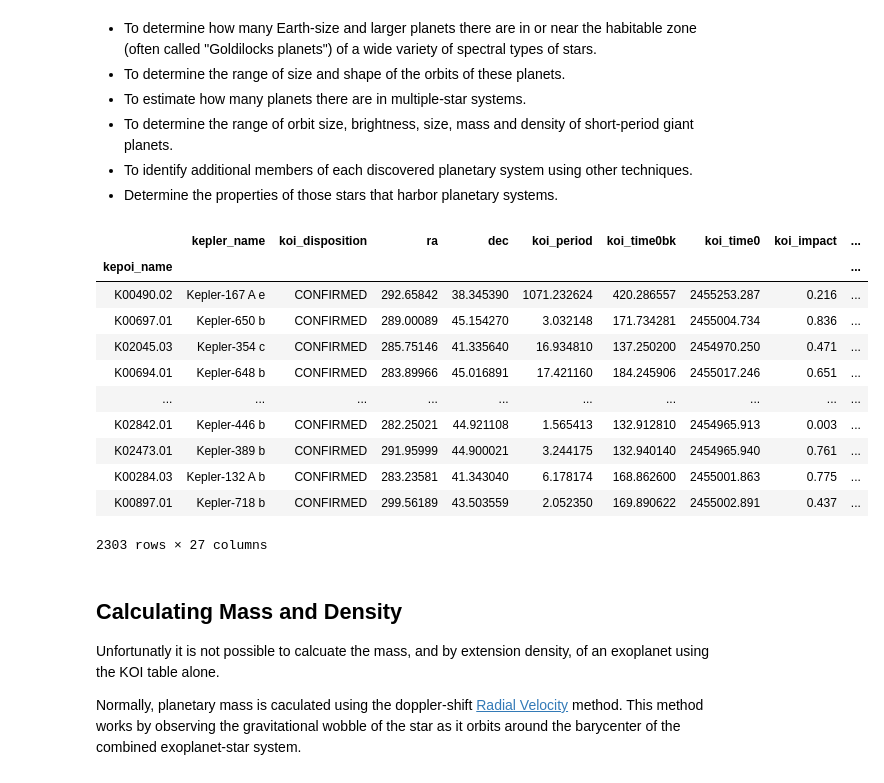
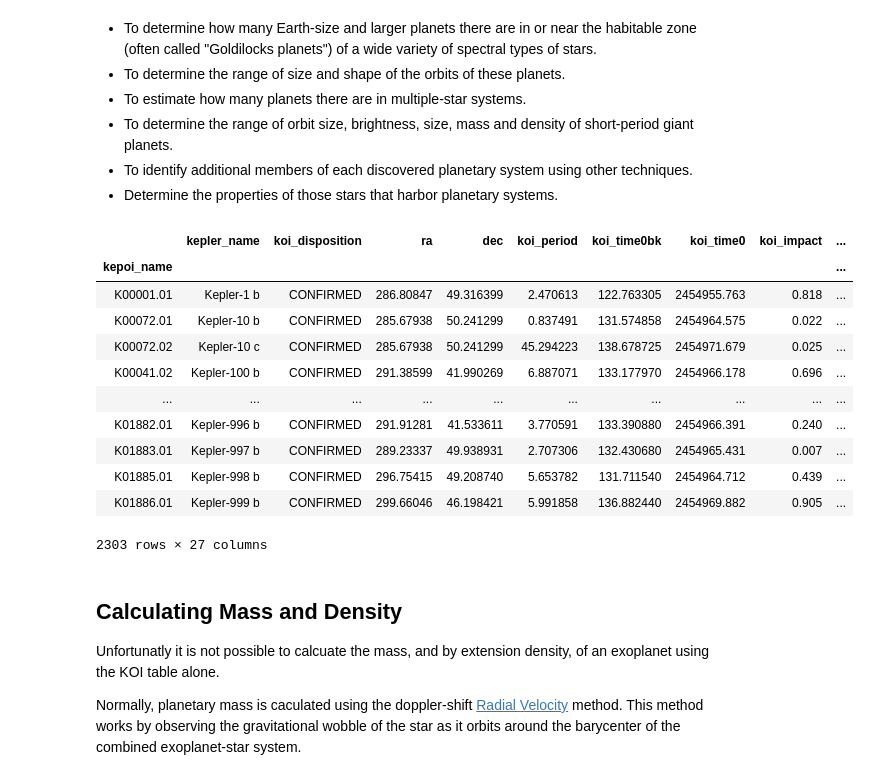
Before and after one commit to JamesMcGuigan/dataset-kepler, a Jupyter notebook: 5_Exoplanet_Habitability.ipynb, the cells around one changed output. Saved outputs shown, nothing was run; the diff lists cells and outputs as text; code cells hidden in the pictures.

```diff
--- a/5_Exoplanet_Habitability.ipynb
+++ b/5_Exoplanet_Habitability.ipynb
@@ -15,6 +15,8 @@ import numpy  as np
 import pandas as pd
 import seaborn as sns
 import matplotlib.pyplot as plt
+import sklearn
+import sklearn.cluster
 import re
 from pydash import py_ as _
 
@@ -26,33 +28,34 @@ pd.set_option('display.max_columns', None)
 pd.set_option('display.expand_frame_repr', False)
 pd.set_option('max_colwidth', -1)
 pd.set_option('display.max_rows', 8)  # 8 is required for .describe()
+pd.set_option('mode.chained_assignment', None)
 
 %load_ext autoreload
 %autoreload 2
 # %%
 dataset = (
     pd.concat([
         koi['archive'],
         koi['KIC'][['ra','dec']],
         koi['transit'],
         koi['stellar'],
     ], axis=1)
-    .sort_values(by='koi_disposition')
+    .sort_values(by='kepler_name')
     .query('koi_disposition == "CONFIRMED"')
 )
 dataset
 # %% [output]
 |  | kepler_name | koi_disposition | ra | dec | koi_period | koi_time0bk | koi_time0 | koi_impact | ... |
 | kepoi_name |  |  |  |  |  |  |  |  | ... |
-| K00490.02 | Kepler-167 A e | CONFIRMED | 292.65842 | 38.345390 | 1071.232624 | 420.286557 | 2455253.287 | 0.216 | ... |
-| K00697.01 | Kepler-650 b | CONFIRMED | 289.00089 | 45.154270 | 3.032148 | 171.734281 | 2455004.734 | 0.836 | ... |
-| K02045.03 | Kepler-354 c | CONFIRMED | 285.75146 | 41.335640 | 16.934810 | 137.250200 | 2454970.250 | 0.471 | ... |
-| K00694.01 | Kepler-648 b | CONFIRMED | 283.89966 | 45.016891 | 17.421160 | 184.245906 | 2455017.246 | 0.651 | ... |
+| K00001.01 | Kepler-1 b | CONFIRMED | 286.80847 | 49.316399 | 2.470613 | 122.763305 | 2454955.763 | 0.818 | ... |
+| K00072.01 | Kepler-10 b | CONFIRMED | 285.67938 | 50.241299 | 0.837491 | 131.574858 | 2454964.575 | 0.022 | ... |
+| K00072.02 | Kepler-10 c | CONFIRMED | 285.67938 | 50.241299 | 45.294223 | 138.678725 | 2454971.679 | 0.025 | ... |
+| K00041.02 | Kepler-100 b | CONFIRMED | 291.38599 | 41.990269 | 6.887071 | 133.177970 | 2454966.178 | 0.696 | ... |
 | ... | ... | ... | ... | ... | ... | ... | ... | ... | ... |
-| K02842.01 | Kepler-446 b | CONFIRMED | 282.25021 | 44.921108 | 1.565413 | 132.912810 | 2454965.913 | 0.003 | ... |
-| K02473.01 | Kepler-389 b | CONFIRMED | 291.95999 | 44.900021 | 3.244175 | 132.940140 | 2454965.940 | 0.761 | ... |
-| K00284.03 | Kepler-132 A b | CONFIRMED | 283.23581 | 41.343040 | 6.178174 | 168.862600 | 2455001.863 | 0.775 | ... |
-| K00897.01 | Kepler-718 b | CONFIRMED | 299.56189 | 43.503559 | 2.052350 | 169.890622 | 2455002.891 | 0.437 | ... |
+| K01882.01 | Kepler-996 b | CONFIRMED | 291.91281 | 41.533611 | 3.770591 | 133.390880 | 2454966.391 | 0.240 | ... |
+| K01883.01 | Kepler-997 b | CONFIRMED | 289.23337 | 49.938931 | 2.707306 | 132.430680 | 2454965.431 | 0.007 | ... |
+| K01885.01 | Kepler-998 b | CONFIRMED | 296.75415 | 49.208740 | 5.653782 | 131.711540 | 2454964.712 | 0.439 | ... |
+| K01886.01 | Kepler-999 b | CONFIRMED | 299.66046 | 46.198421 | 5.991858 | 136.882440 | 2454969.882 | 0.905 | ... |
 2303 rows × 27 columns
 # %% [markdown]
 ## Calculating Mass and Density
```
Also changed, not shown: parts of 6 cells of this notebook.
